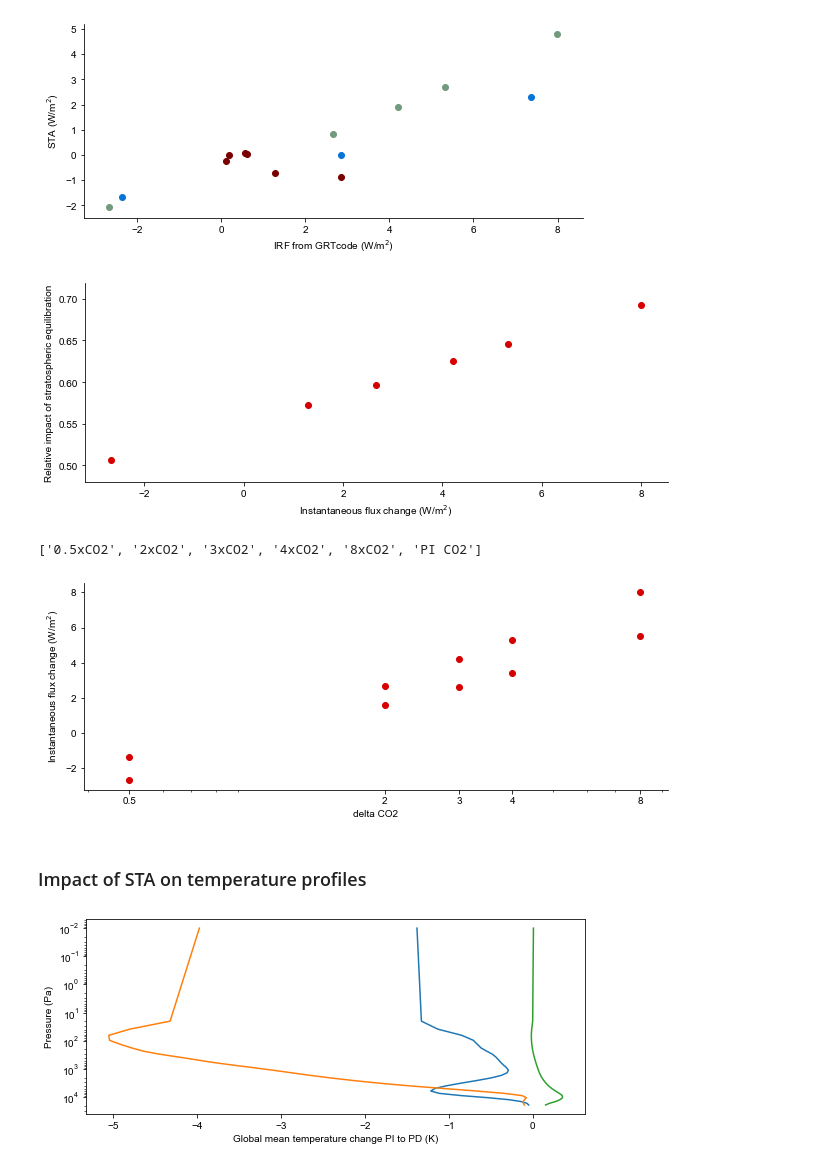
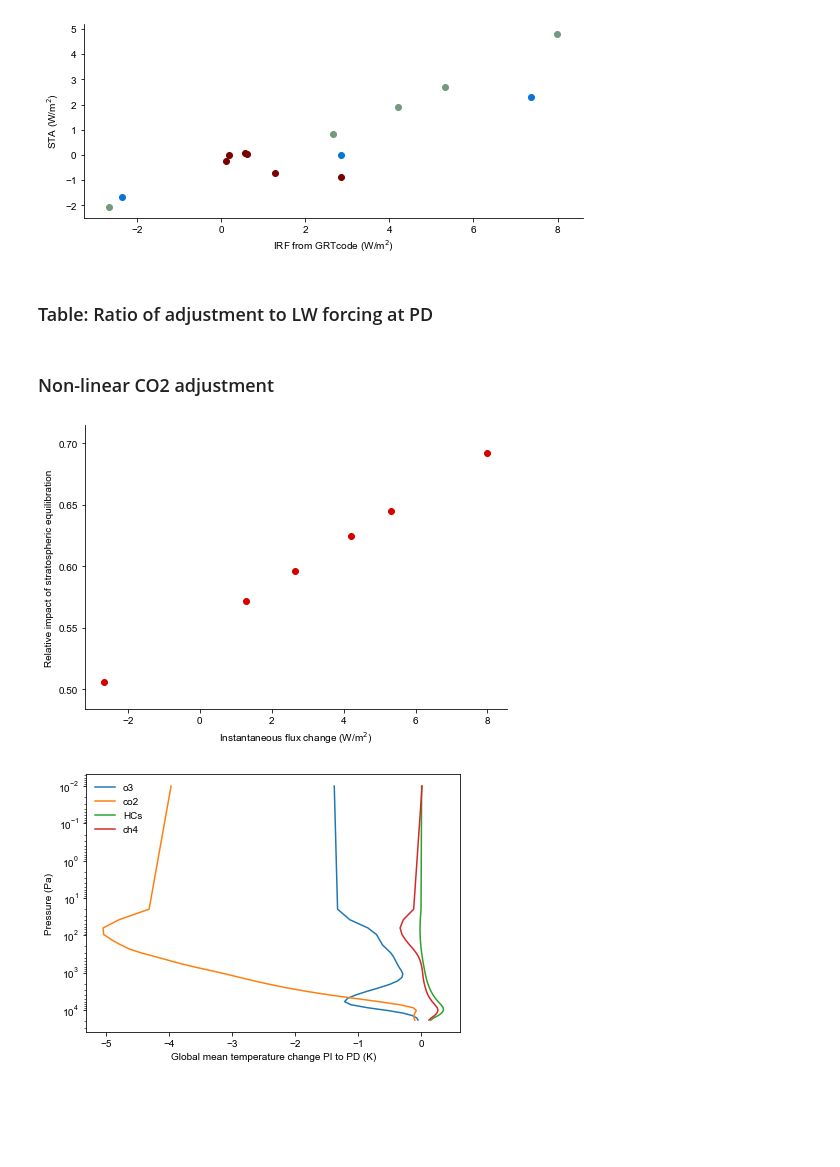
Before and after one commit to RobertPincus/rfmip-benchmark-paper-figures, a Jupyter notebook: Figures-revised.ipynb, the cells around one changed output. Cells and saved outputs as stored; diff of their text form; code cells hidden in the pictures; blank space fills up the shorter version.

```diff
--- a/Figures-revised.ipynb
+++ b/Figures-revised.ipynb
@@ -423,4 +423,6 @@ sb.despine()
 if save_figs: plt.savefig(figdir.joinpath('All-STAs.pdf'), dpi=600, transparent=True)
 # %% [output]
 [figure]
+# %% [markdown]
+### Table: Ratio of adjustment to LW forcing at PD
 # %%
@@ -428,41 +429,27 @@ if save_figs: plt.savefig(figdir.joinpath('All-STAs.pdf'), dpi=600, transparent=
 (adj_fluxes/grt_fluxes).fln.isel(level=[toa,sfc]).sel( expt=piForcing).to_dataframe().to_latex(float_format="{:1.2f}".format, buf="pd-strat-adj.tex")
+# %% [markdown]
+### Non-linear CO2 adjustment
 # %%
+#
+# Include PI CO2 experiment
+#
 allCO2Forcing = co2Forcing
 allCO2Forcing.extend(["PI CO2"])
-plt.scatter(            grt_fluxes.fln.isel(level=toa).sel(expt=allCO2Forcing),
+
+aspect_ratio = 4.8/6.8
+size_mult    = 1.2
+mpl.rcParams["figure.figsize"] = [fig_width * size_mult, fig_width * aspect_ratio * size_mult]
+fig, ax = plt.subplots()
+ax.scatter(            grt_fluxes.fln.isel(level=toa).sel(expt=allCO2Forcing),
             (adj_fluxes/grt_fluxes).fln.isel(level=toa).sel(expt=allCO2Forcing),
             color = col_lw)
 sb.despine()
-plt.xlabel("Instantaneous flux change (W/m$^2$)")
-plt.ylabel("Relative impact of stratospheric equilibration")
-plt.tight_layout()
-if save_figs: plt.savefig(figdir.joinpath('Strat-adjusted-cooling.pdf'), dpi=600, transparent=True)
+ax.set(xlabel = "Instantaneous flux change (W/m$^2$)",
+       ylabel = "Relative impact of stratospheric equilibration")
+fig.tight_layout()
+if save_figs: fig.savefig(figdir.joinpath('CO2-adjustment-ratio.pdf'), dpi=600, transparent=True)
 # %% [output]
-[figure, old version]
+[figure, new version]
-# %%
-deltaCO2 = [0.5, 2, 3, 4, 8, np.nan]
-plt.scatter(deltaCO2,
-            grt_fluxes.fln.isel(level=toa).sel(expt=co2Forcing),
-            color = col_lw)
-plt.scatter(deltaCO2,
-            adj_fluxes.fln.isel(level=toa).sel(expt=co2Forcing),
-            color = col_lw)
-sb.despine()
-
-plt.ylabel("Instantaneous flux change (W/m$^2$)")
-plt.xlabel("delta CO2")
-
-
-plt.xscale('log')
-plt.xticks(deltaCO2, deltaCO2)
-
-plt.tight_layout()
-co2Forcing
-# %% [output]
-['0.5xCO2', '2xCO2', '3xCO2', '4xCO2', '8xCO2', 'PI CO2']
-[figure, removed]
-# %% [markdown]
-### Impact of STA on temperature profiles
 # %%
 #
 # File provided by GFDL includes fluxes, temperature profiles
@@ -482,16 +469,19 @@ p_lev = lw.plev.sel(realization="GFDL-GRTCODE-p1-f1")
 inputs.close()
 # %%
 plt.plot((t_sta.sel(expt="PD") - t_sta.sel(expt="PI O3") ).where(p_lev <= 20000, drop=True),
-         p_lev.where(p_lev <= 20000, drop=True))
+         p_lev.where(p_lev <= 20000, drop=True), label="o3")
 plt.plot((t_sta.sel(expt="PD") - t_sta.sel(expt="PI CO2")).where(p_lev <= 20000, drop=True),
-         p_lev.where(p_lev <= 20000, drop=True))
+         p_lev.where(p_lev <= 20000, drop=True), label="co2")
 plt.plot((t_sta.sel(expt="PD") - t_sta.sel(expt="PI HCs")).where(p_lev <= 20000, drop=True),
-         p_lev.where(p_lev <= 20000, drop=True))
+         p_lev.where(p_lev <= 20000, drop=True), label="HCs")
+plt.plot((t_sta.sel(expt="PD") - t_sta.sel(expt="PI CH4") ).where(p_lev <= 20000, drop=True),
+         p_lev.where(p_lev <= 20000, drop=True), label="ch4")
 plt.gca().invert_yaxis()
+plt.legend()
 plt.xlabel("Global mean temperature change PI to PD (K)")
 plt.ylabel("Pressure (Pa)")
 plt.yscale("log")
 plt.savefig(figdir.joinpath('Temp-profile-changes.pdf'), dpi=600, transparent=True)
 # %% [output]
-[figure, old version]
+[figure, new version]
 # %%
```
Also changed, not shown: parts of 4 cells of this notebook.
